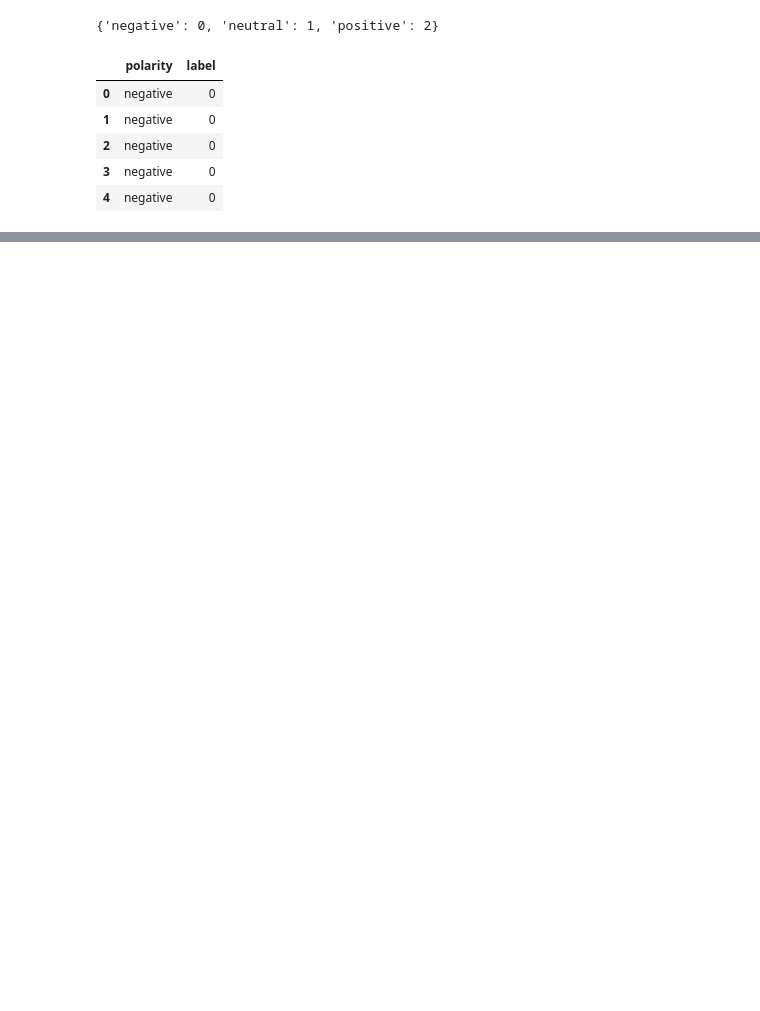
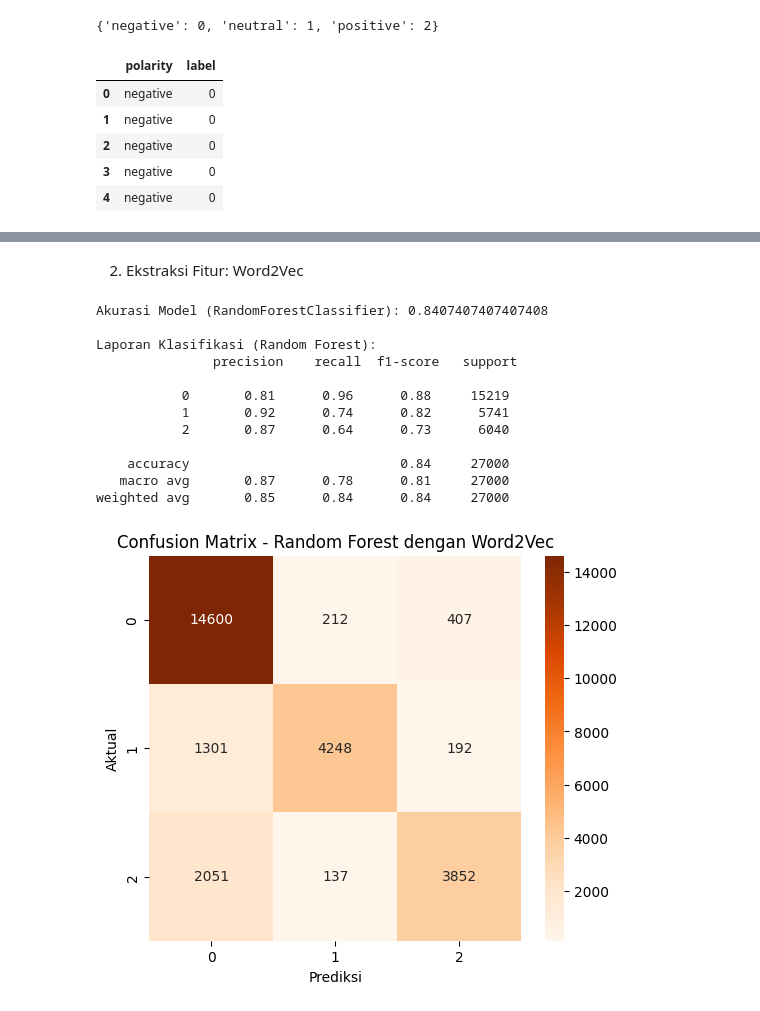
Before and after one commit to esnanta/data-analysis-sentiment-mypertamina, a Jupyter notebook: data_analysis_sentiment_mypertamina.ipynb, the cells around one changed output, grey strips where cells are left out. Cells and saved outputs as stored; diff of their text form; code cells hidden in the pictures; blank space fills up the shorter version.

```diff
--- a/data_analysis_sentiment_mypertamina.ipynb
+++ b/data_analysis_sentiment_mypertamina.ipynb
@@ -459,0 +514,60 @@ weighted avg       0.80      0.73      0.70     29326
+# %% [markdown]
+2. Ekstraksi Fitur: Word2Vec
+# %%
+from gensim.models import Word2Vec
+from sklearn.ensemble import RandomForestClassifier
+from sklearn.model_selection import train_test_split
+from sklearn.metrics import classification_report, accuracy_score, confusion_matrix
+import seaborn as sns
+import matplotlib.pyplot as plt
+import numpy as np
+
+# 1. Menggunakan Word2Vec untuk ekstraksi fitur
+sentences = [text.split() for text in clean_review_df['text_akhir']]
+w2v_model = Word2Vec(sentences, vector_size=100, window=5, min_count=2, workers=4)
+
+def get_word2vec_features(text):
+    words = text.split()
+    word_vectors = [w2v_model.wv[word] for word in words if word in w2v_model.wv]
+    if len(word_vectors) == 0:
+        return np.zeros(110)
+    return np.mean(word_vectors, axis=0)
+
+X = np.array([get_word2vec_features(text) for text in clean_review_df['text_akhir']])
+y = clean_review_df['label']
+
+# 2. Membagi Dataset (80% training, 20% testing)
+X_train, X_test, y_train, y_test = train_test_split(X, y, test_size=0.2, random_state=42)
+
+# 3. Model: RandomForestClassifier
+rf_model = RandomForestClassifier(n_estimators=100, random_state=42, class_weight='balanced')
+rf_model.fit(X_train, y_train)
+
+# 4. Evaluasi Model RandomForest
+y_pred_rf = rf_model.predict(X_test)
+accuracy_rf = accuracy_score(y_test, y_pred_rf)
+print("Akurasi Model (RandomForestClassifier):", accuracy_rf)
+print("\nLaporan Klasifikasi (Random Forest):\n", classification_report(y_test, y_pred_rf))
+
+# 5. Visualisasi Confusion Matrix
+plt.figure(figsize=(6, 5))
+cm_rf = confusion_matrix(y_test, y_pred_rf)
+sns.heatmap(cm_rf, annot=True, fmt='d', cmap='Oranges')
+plt.xlabel("Prediksi")
+plt.ylabel("Aktual")
+plt.title("Confusion Matrix - Random Forest dengan Word2Vec")
+plt.show()
+# %% [output]
+Akurasi Model (RandomForestClassifier): 0.8407407407407408
+
+Laporan Klasifikasi (Random Forest):
+               precision    recall  f1-score   support
+
+           0       0.81      0.96      0.88     15219
+           1       0.92      0.74      0.82      5741
+           2       0.87      0.64      0.73      6040
+
+    accuracy                           0.84     27000
+   macro avg       0.87      0.78      0.81     27000
+weighted avg       0.85      0.84      0.84     27000
+[figure, added]
```
Also changed, not shown: parts of 10 cells of this notebook, 1 other file.
